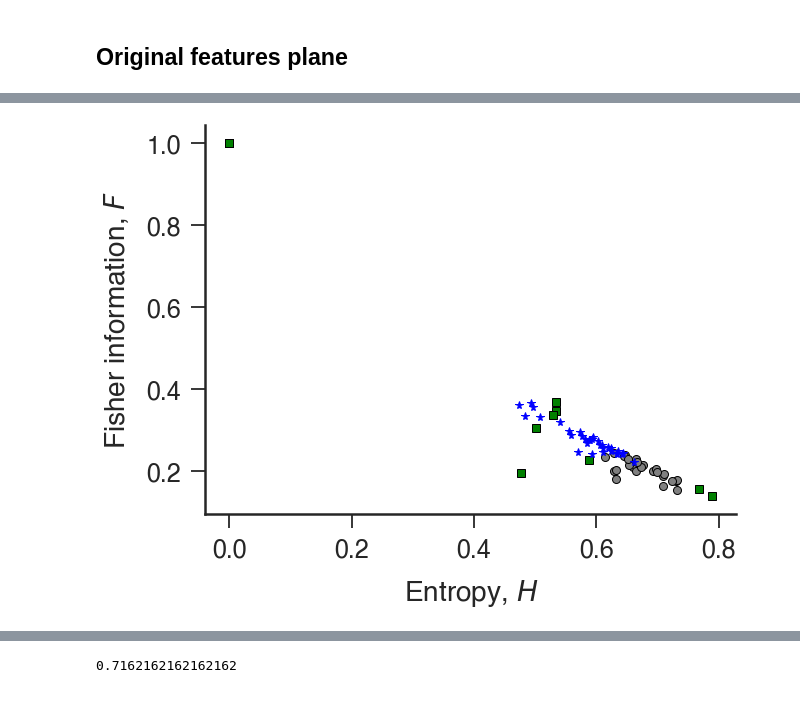
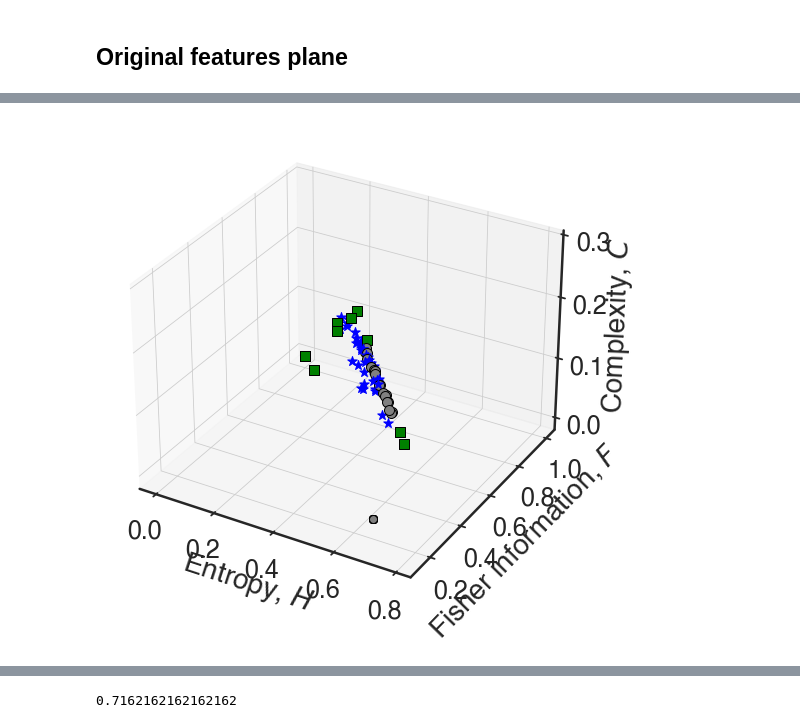
Before and after one commit to arthurpessa/falling-paper-ordpy, a Jupyter notebook: falling-paper-ordpy.ipynb, the cells around one changed output, grey strips where cells are left out. Cells and saved outputs as stored; diff of their text form; code cells hidden in the pictures.

```diff
--- a/falling-paper-ordpy.ipynb
+++ b/falling-paper-ordpy.ipynb
@@ -1250,8 +1316,7 @@ for osc, vz, class_ in zip(square_w, square_vz, square_feat_class):
     elif class_==2:
         ax.plot(osc, vz, '*', markeredgecolor='black', color='blue')
     else:
-        pass
-#         ax.plot(osc, vz, 's', markeredgecolor='black', color='red')
+        ax.plot(osc, vz, 's', markeredgecolor='black', color='red')
 
 f.tight_layout()
 # %% [output]
@@ -1371,9 +1323,0 @@ sum(Y_pred_full==square_human_class)/len(square_human_class)
-# %%
-dx_     = 3
-disk_ce = []
-
-square_series_distributions = []
-for i, ts1, ts2, class_ in zip(range(len(square_cam1)), square_cam1,
-                                   square_cam2, square_feat_class):
-    ts = np.stack((normalize(ts1), normalize(ts2)), axis=1)
-    square_series_distributions.append(full_ordinal_distribution(ts, dx=dx_, multi=True)[1])
@@ -1467,7 +1325,7 @@ f.tight_layout()
 # Crosses
 # %%
 #loading cleaned trajectories and some features.
-cross_trajectories, cross_cam1, cross_cam2, cross_radius, cross_width, cross_conditions, _ = trajectory_cleaning('Cross')
+cross_trajectories, cross_cam1, cross_cam2, cross_radii, cross_width, cross_conditions, _  = trajectory_cleaning('Cross')
 cross_dx, cross_dy, cross_dz, cross_pathlen, cross_time, cross_w, cross_vz                 = original_features(cross_trajectories, cross_cam1, cross_cam2)
 # %%
 #Classifications
@@ -1499,8 +1469,8 @@ for osc, vz, class_ in zip(cross_w, cross_vz, cross_feat_class):
     elif class_==2:
         ax.plot(osc, vz, '*', markeredgecolor='black', color='blue')
     else:
-        pass
-#         ax.plot(osc, vz, 's', markeredgecolor='black', color='red')
+#         pass
+        ax.plot(osc, vz, 's', markeredgecolor='black', color='red')
 
 f.tight_layout()
 # %% [output]
@@ -1510,53 +1480,60 @@ f.tight_layout()
 # %%
-dx_  = 3
+dx_ = 3
 
-cross_ce    = []
-cross_plane = []
-for i, st, ts1, ts2, class_ in zip(range(len(cross_trajectories)), cross_trajectories,
-                                   cross_cam1, cross_cam2, cross_feat_class):
-    if class_==3:
+cross_pe3d                  = []
+cross_pe3d_space            = []
+cross_pe3d_human_chaos_tumb = []
+
+for i, ts1, ts2, class_, size_ in zip(range(len(cross_trajectories)), cross_cam1,
+                                      cross_cam2, cross_human_class, cross_radii):
+    if class_==3: #steady or periodic
         try:
-            ts = np.stack((normalize(ts1), normalize(ts2)), axis=1)
-            p  = multi_permutation_entropy(ts, dx=dx_, return_probs=True)
-#             cross_ce.append(ordpy.complexity_entropy(p, dx=dx_, probs=True))
-            cross_ce.append(fisher_shannon(ts, dx=dx_, multi=True))
+            ts     = np.stack((normalize(ts1), normalize(ts2)), axis=1)
+            p      = multi_permutation_entropy(ts, dx=dx_, return_probs=True)
+            h_, f_ = fisher_shannon(p, dx=dx_, probs=True, multi=True)
+            _, c_  = ordpy.complexity_entropy(p, dx=dx_, probs=True)
+            cross_pe3d.append((h_, f_, c_))
         except:
-            cross_ce.append((np.nan, np.nan))
-    else:
-        ts = np.stack((normalize(ts1), normalize(ts2)), axis=1)
-        cross_ce.append(fisher_shannon(ts, dx=dx_, multi=True))
-        cross_plane.append(fisher_shannon(ts, dx=dx_, multi=True))
+            cross_pe3d.append((np.nan, np.nan))
 
-#         p  = multi_permutation_entropy(ts, dx=dx_, return_probs=True)
-#         cross_ce.append(ordpy.complexity_entropy(p, dx=dx_, probs=True))
-#         cross_plane.append(ordpy.complexity_entropy(p, dx=dx_, probs=True))
+    else: #chaotic or tumbling
+        ts     = np.stack((normalize(ts1), normalize(ts2)), axis=1)
+        p      = multi_permutation_entropy(ts, dx=dx_, return_probs=True)
+        h_, f_ = fisher_shannon(p, dx=dx_, probs=True, multi=True)
+        _, c_  = ordpy.complexity_entropy(p, dx=dx_, probs=True)
+        cross_pe3d.append((h_, f_, c_))
+        cross_pe3d_space.append((h_, f_, c_))
+        cross_pe3d_human_chaos_tumb.append(class_)
 
+###################################################################
+f  = plt.figure()
+ax = f.add_subplot(111, projection='3d')
 
-#         p  = multi_permutation_entropy(ts, dx=dx_, return_probs=True)
-#         cross_ce.append(ordpy.complexity_entropy(p, dx=dx_, probs=True))
-
-
-#         cross_ce.append(fisher_shannon(normalize(ts1), dx=dx_, multi=False))
-
-
-f, ax = plt.subplots()
-
-for (h_, c_), class_ in zip(cross_ce, cross_feat_class):
-# for (h_, c_), class_ in zip(cross_ce, cross_human_class):
+#(h_, f_, c_)
+# for (x_, y_, z_), class_ in zip(cross_pe3d, cross_feat_class):
+for (x_, y_, z_), class_ in zip(cross_pe3d, cross_human_class):
     if class_ == 1: #tumbling
+        ax.scatter(x_, y_, z_, marker='o', s=100, color='grey', edgecolor='black')
         ax.plot(h_, c_, '.', marker='o', markersize=8, markeredgecolor='black', color='grey', zorder=0)
     elif class_ == 2: #chaotic
-        ax.plot(h_,c_,  '.', marker='*', markersize=8, color='blue')
+        ax.scatter(x_, y_, z_, marker='*', s=100, color='blue')
     if class_ == 3:
         try:
-            ax.plot(h_,c_,  '.', marker='s', markersize=8, markeredgecolor='black', color='green', zorder=0)
+            ax.scatter(x_, y_, z_, marker='s', s=100, color='green', edgecolor='black', zorder=0)
         except:
             pass
 
+ax.set_xlabel('Entropy, $H$')
 ax.set_ylabel('Fisher information, $F$')
-ax.set_xlabel('Entropy, $H$')
+ax.set_zlabel('Complexity, $C$')
+
+
+
+#calculation to generate second panel data
+cross_pe3d_space = np.asarray(cross_pe3d_space).reshape(-1,3)
+cross_pe3d_pred  = KMeans(n_clusters=2, random_state=42).fit(cross_pe3d_space).labels_
+
 
 f.tight_layout()
-# f.savefig('figures/auto-Fisher/Fisher-{}-dx:{}-dims:{}'.format(shape, dx_, dims), bbox_inches='tight')
 # %% [output]
-[figure, old version]
+[figure, new version]
```
Also changed, not shown: parts of 90 cells of this notebook.
